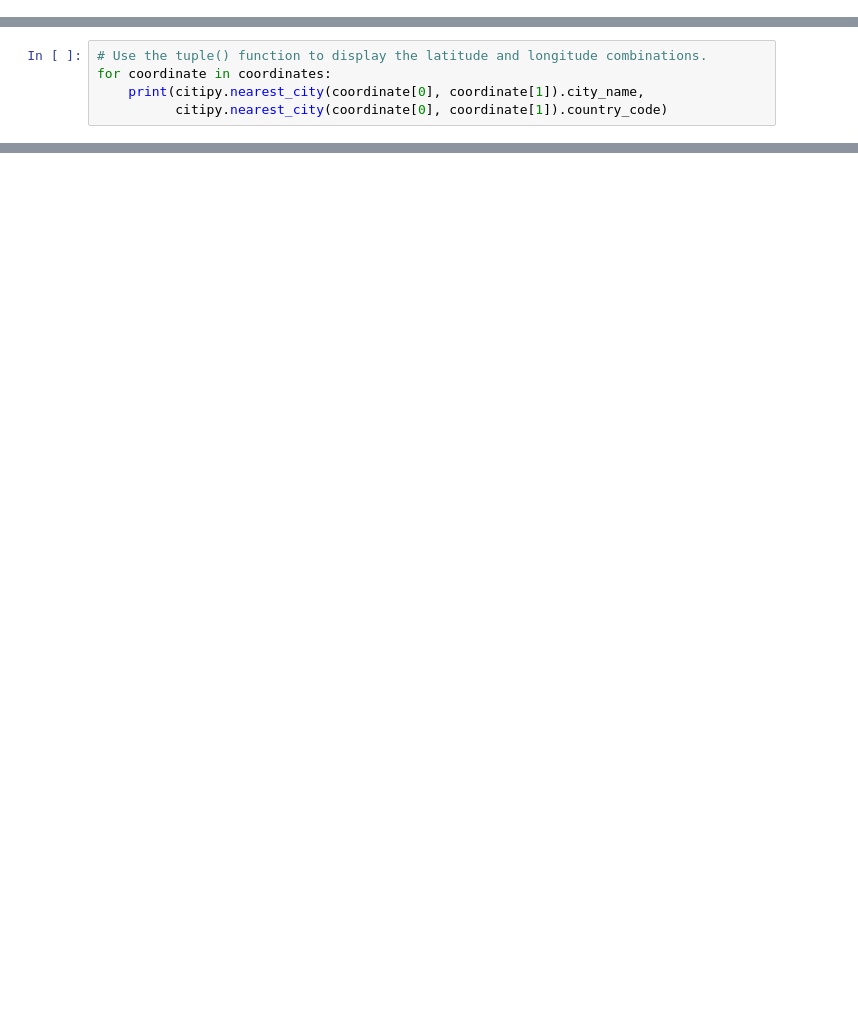
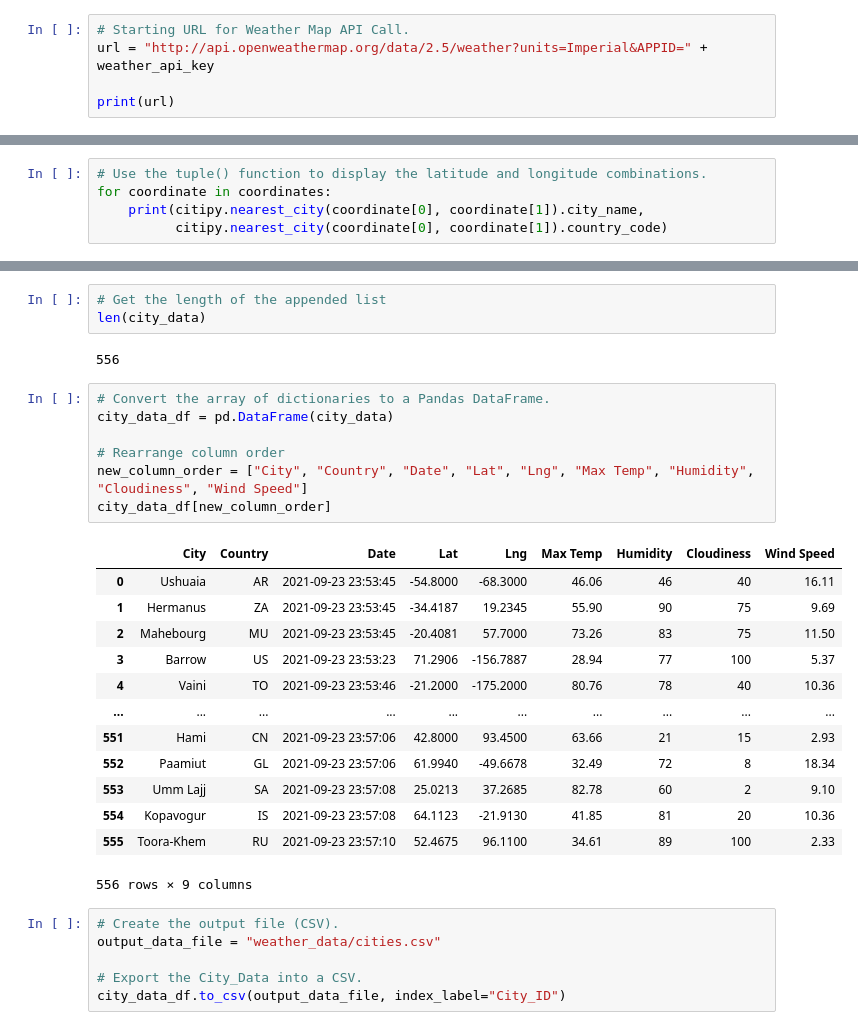
Before and after one commit to briannaso/World_Weather_Analysis, a Jupyter notebook: WeatherPy.ipynb, the cells around one changed output, grey strips where cells are left out. Cells and saved outputs as stored; diff of their text form; blank space fills up the shorter version.

Commit message:
created csv file for weather data

```diff
--- a/WeatherPy.ipynb
+++ b/WeatherPy.ipynb
@@ -7,0 +11,5 @@ import numpy as np
+# %%
+# Starting URL for Weather Map API Call.
+url = "http://api.openweathermap.org/data/2.5/weather?units=Imperial&APPID=" + weather_api_key
+
+print(url)
@@ -38,0 +151,32 @@ len(cities)
+# %%
+# Get the length of the appended list
+len(city_data)
+# %% [output]
+556
+# %%
+# Convert the array of dictionaries to a Pandas DataFrame.
+city_data_df = pd.DataFrame(city_data)
+
+# Rearrange column order
+new_column_order = ["City", "Country", "Date", "Lat", "Lng", "Max Temp", "Humidity", "Cloudiness", "Wind Speed"]
+city_data_df[new_column_order]
+# %% [output]
+|  | City | Country | Date | Lat | Lng | Max Temp | Humidity | Cloudiness | Wind Speed |
+| 0 | Ushuaia | AR | 2021-09-23 23:53:45 | -54.8000 | -68.3000 | 46.06 | 46 | 40 | 16.11 |
+| 1 | Hermanus | ZA | 2021-09-23 23:53:45 | -34.4187 | 19.2345 | 55.90 | 90 | 75 | 9.69 |
+| 2 | Mahebourg | MU | 2021-09-23 23:53:45 | -20.4081 | 57.7000 | 73.26 | 83 | 75 | 11.50 |
+| 3 | Barrow | US | 2021-09-23 23:53:23 | 71.2906 | -156.7887 | 28.94 | 77 | 100 | 5.37 |
+| 4 | Vaini | TO | 2021-09-23 23:53:46 | -21.2000 | -175.2000 | 80.76 | 78 | 40 | 10.36 |
+| ... | ... | ... | ... | ... | ... | ... | ... | ... | ... |
+| 551 | Hami | CN | 2021-09-23 23:57:06 | 42.8000 | 93.4500 | 63.66 | 21 | 15 | 2.93 |
+| 552 | Paamiut | GL | 2021-09-23 23:57:06 | 61.9940 | -49.6678 | 32.49 | 72 | 8 | 18.34 |
+| 553 | Umm Lajj | SA | 2021-09-23 23:57:08 | 25.0213 | 37.2685 | 82.78 | 60 | 2 | 9.10 |
+| 554 | Kopavogur | IS | 2021-09-23 23:57:08 | 64.1123 | -21.9130 | 41.85 | 81 | 20 | 10.36 |
+| 555 | Toora-Khem | RU | 2021-09-23 23:57:10 | 52.4675 | 96.1100 | 34.61 | 89 | 100 | 2.33 |
+556 rows × 9 columns
+# %%
+# Create the output file (CSV).
+output_data_file = "weather_data/cities.csv"
+
+# Export the City_Data into a CSV.
+city_data_df.to_csv(output_data_file, index_label="City_ID")
```
Also changed, not shown: parts of 9 cells of this notebook, 4 other files.
